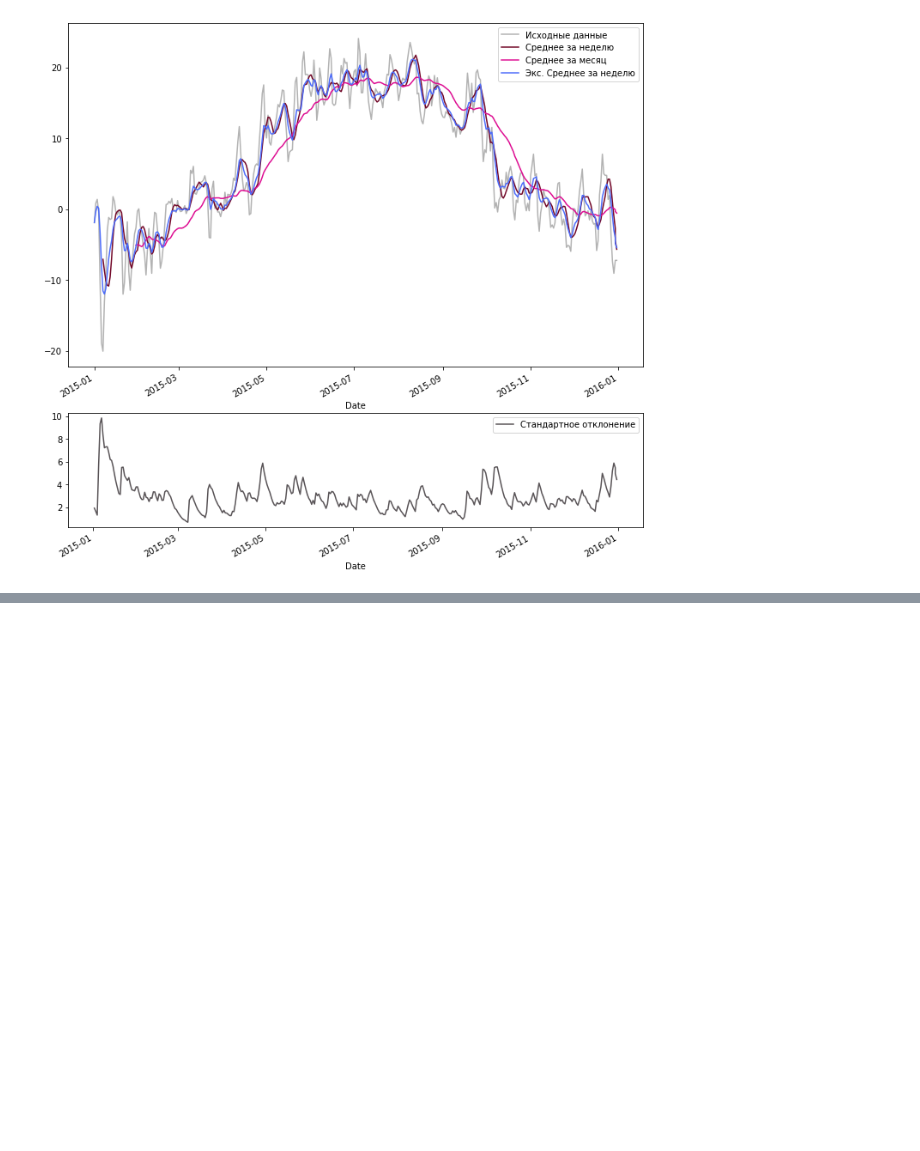
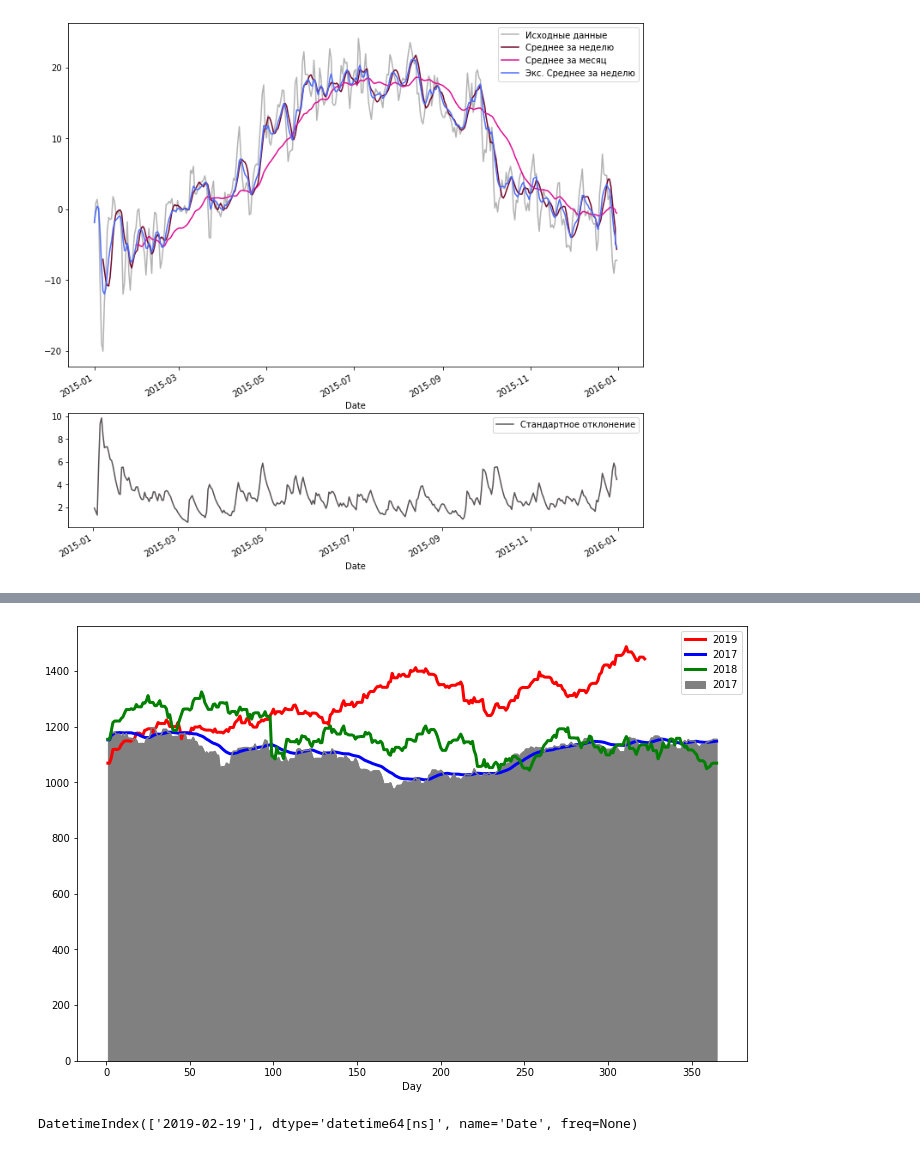
Before and after one commit to visualGravitySense/data-parsing-and-analysing, a Jupyter notebook: time series.ipynb, the cells around one changed output, grey strips where cells are left out. Drawn from its saved outputs; the diff is of its cells as text; code cells hidden in the pictures; blank space fills up the shorter version.

```diff
--- a/time series.ipynb
+++ b/time series.ipynb
@@ -122,0 +107,64 @@ fig.show()
+# %%
+#После какого дня 2019 года индекс РТС по закрытию окончательно превысил максимальные показатели за аналогичный день 2017 года?
+
+
+%matplotlib inline
+
+import pandas as pd
+
+import matplotlib.pyplot as plt
+
+
+
+
+
+data = pd.read_csv("http://digo.ee/rts-index.csv")
+
+data["Date"] = pd.to_datetime(data["Date"], dayfirst=True)
+
+dates = pd.date_range(min(data["Date"]), max(data["Date"]))
+
+data = data.set_index("Date")
+
+data = data.reindex(dates).ffill()
+
+data["Day"] = pd.to_datetime(data.index).dayofyear
+
+data.index.name = "Date"
+
+data = data.sort_index()
+
+data_2019 = data["2019"].reset_index().set_index("Day")
+
+data_2017 = data["2017"].reset_index().set_index("Day")["Max"].ewm(span=20).mean()
+
+
+
+
+
+fig = plt.figure(figsize=(12, 8))
+
+area = fig.add_subplot(1, 1, 1)
+
+data_2019["Close"].plot(ax=area, color="red", label="2019", lw=3)
+
+data_2017.plot(ax=area, color="blue", label="2017", lw=3)
+
+data["2017"].reset_index().set_index("Day")["Close"].plot.area(ax=area, color=".5", label="2017")
+
+data["2018"].reset_index().set_index("Day")["Close"].plot(ax=area, color="green", label="2018", lw=3)
+
+plt.legend()
+
+plt.show()
+
+data_fall = data_2019[data_2019["Close"] < data_2017[0: len(data_2019)]]
+
+data_fall.set_index("Date", inplace=True)
+
+data_fall = data_fall.sort_index(ascending=False)
+
+data_fall.head(1).index
+# %% [output]
+[figure, added]
+DatetimeIndex(['2019-02-19'], dtype='datetime64[ns]', name='Date', freq=None)
```
Also changed, not shown: parts of 1 cell of this notebook, 1 other file.
